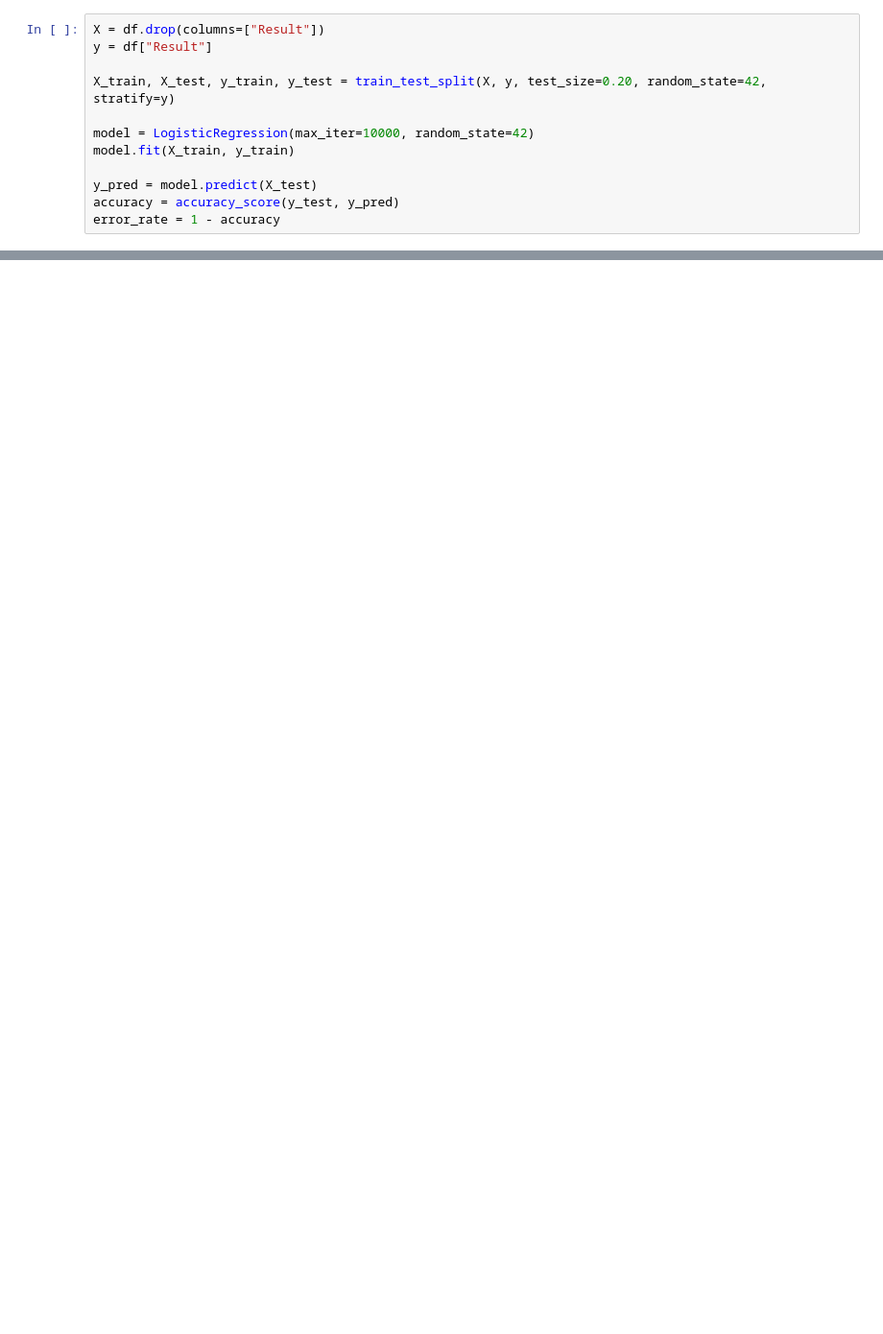
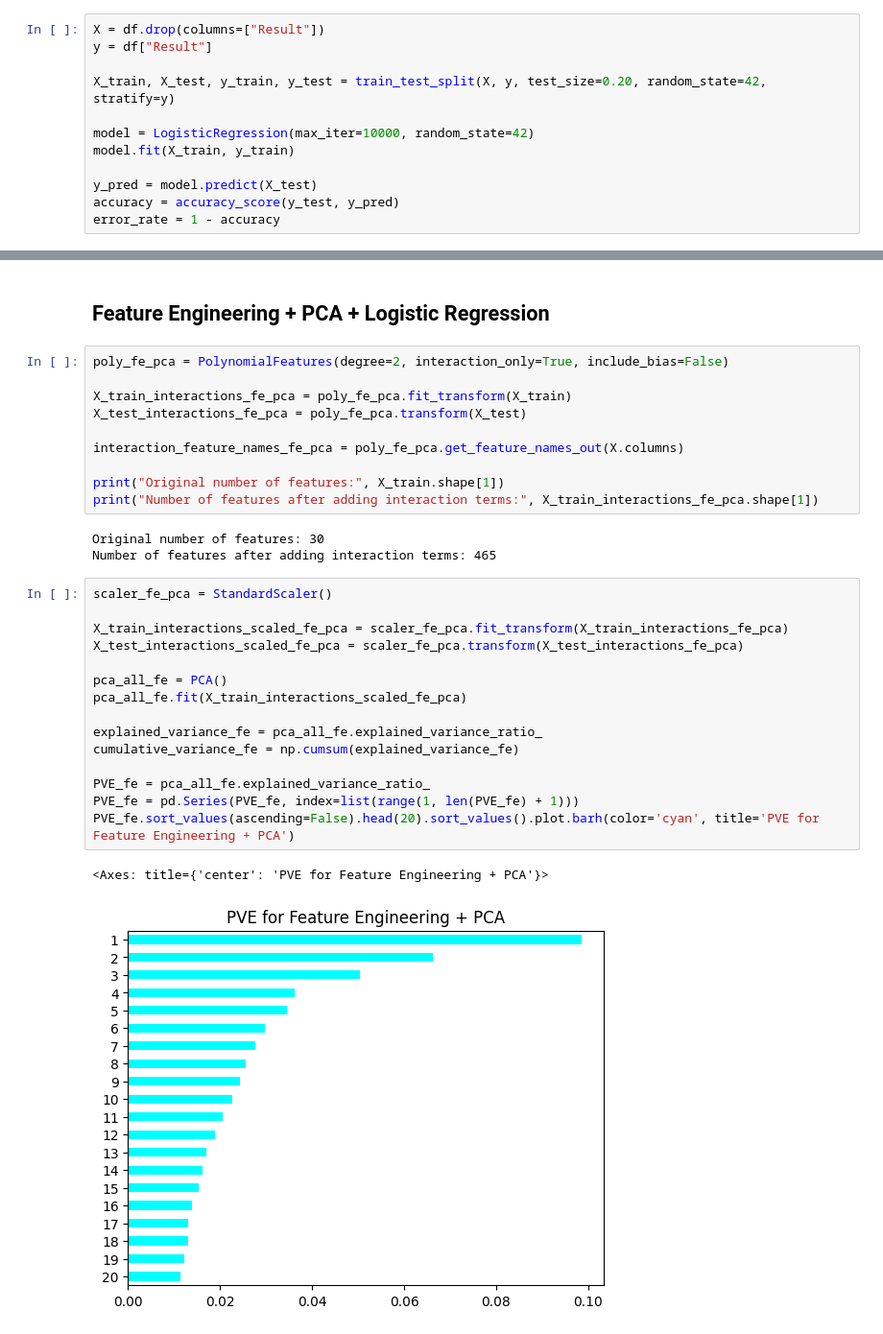
Before and after one commit to rhit-kennym1/csse415-final-project, a Jupyter notebook: LogReg.ipynb, the cells around one changed output, grey strips where cells are left out. Shown at 96% size. Cells and saved outputs as stored; diff of their text form; blank space fills up the shorter version.

```diff
--- a/LogReg.ipynb
+++ b/LogReg.ipynb
@@ -99,0 +471,33 @@ Legitimate (-1)       0.93      0.90      0.92       980
+# %% [markdown]
+## Feature Engineering + PCA + Logistic Regression
+# %%
+poly_fe_pca = PolynomialFeatures(degree=2, interaction_only=True, include_bias=False)
+
+X_train_interactions_fe_pca = poly_fe_pca.fit_transform(X_train)
+X_test_interactions_fe_pca = poly_fe_pca.transform(X_test)
+
+interaction_feature_names_fe_pca = poly_fe_pca.get_feature_names_out(X.columns)
+
+print("Original number of features:", X_train.shape[1])
+print("Number of features after adding interaction terms:", X_train_interactions_fe_pca.shape[1])
+# %% [output]
+Original number of features: 30
+Number of features after adding interaction terms: 465
+# %%
+scaler_fe_pca = StandardScaler()
+
+X_train_interactions_scaled_fe_pca = scaler_fe_pca.fit_transform(X_train_interactions_fe_pca)
+X_test_interactions_scaled_fe_pca = scaler_fe_pca.transform(X_test_interactions_fe_pca)
+
+pca_all_fe = PCA()
+pca_all_fe.fit(X_train_interactions_scaled_fe_pca)
+
+explained_variance_fe = pca_all_fe.explained_variance_ratio_
+cumulative_variance_fe = np.cumsum(explained_variance_fe)
+
+PVE_fe = pca_all_fe.explained_variance_ratio_
+PVE_fe = pd.Series(PVE_fe, index=list(range(1, len(PVE_fe) + 1)))
+PVE_fe.sort_values(ascending=False).head(20).sort_values().plot.barh(color='cyan', title='PVE for Feature Engineering + PCA')
+# %% [output]
+<Axes: title={'center': 'PVE for Feature Engineering + PCA'}>
+[figure, added]
```
Also changed, not shown: parts of 26 cells of this notebook.
